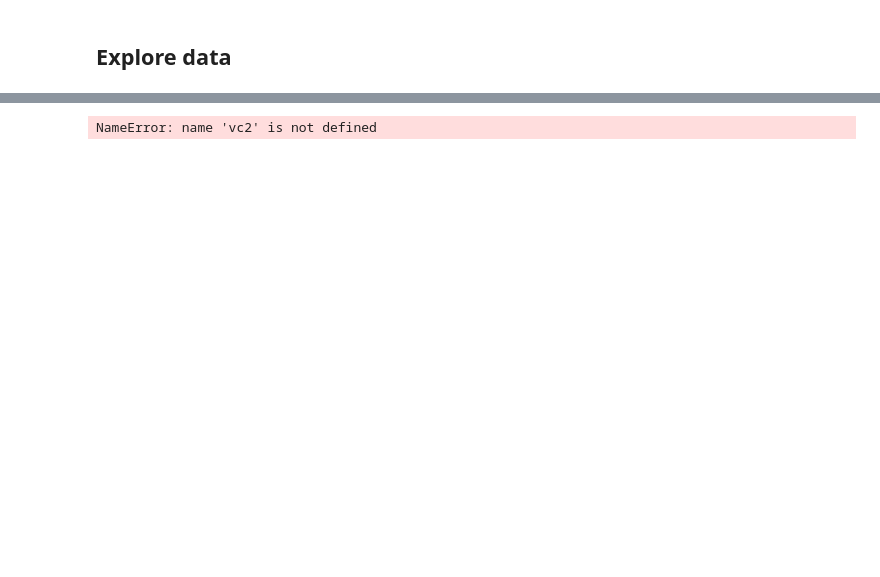
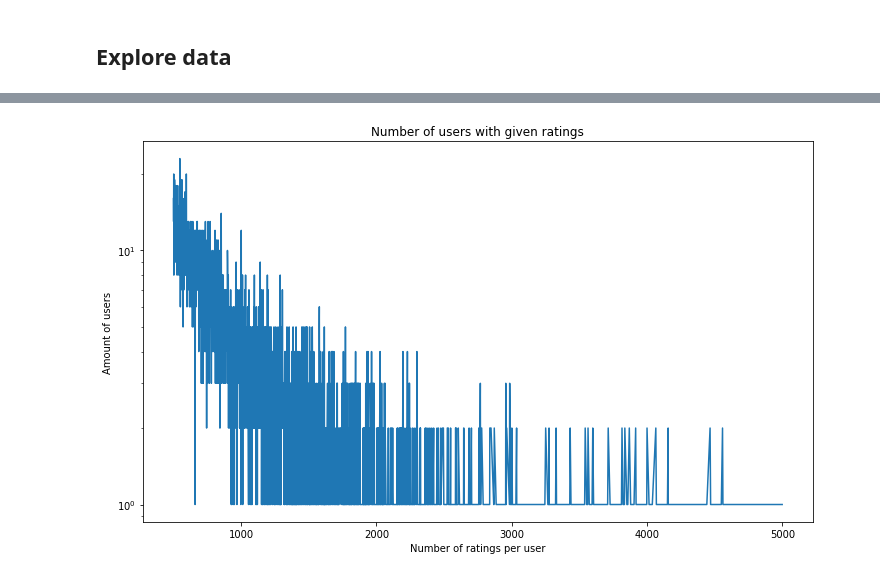
Before and after one commit to Fontanjo/SMA_Project, a Jupyter notebook: tester.ipynb, the cells around one changed output, grey strips where cells are left out. Cells and saved outputs as stored; diff of their text form; code cells hidden in the pictures; blank space fills up the shorter version.

```diff
--- a/tester.ipynb
+++ b/tester.ipynb
@@ -57,4 +57,6 @@ vc1 = ne.plot_nb_of_ratings(ratings)
+# %%
+vc2 = ne.plot_nb_of_ratings(ratings_new, max_val=5000)
+# %% [output]
+[figure, added]
 # %%
-vc2[0].min()
+# vc2[0].min()
-# %% [output]
-NameError: name 'vc2' is not defined
```
Also changed, not shown: parts of 6 cells of this notebook, 1 other file.
